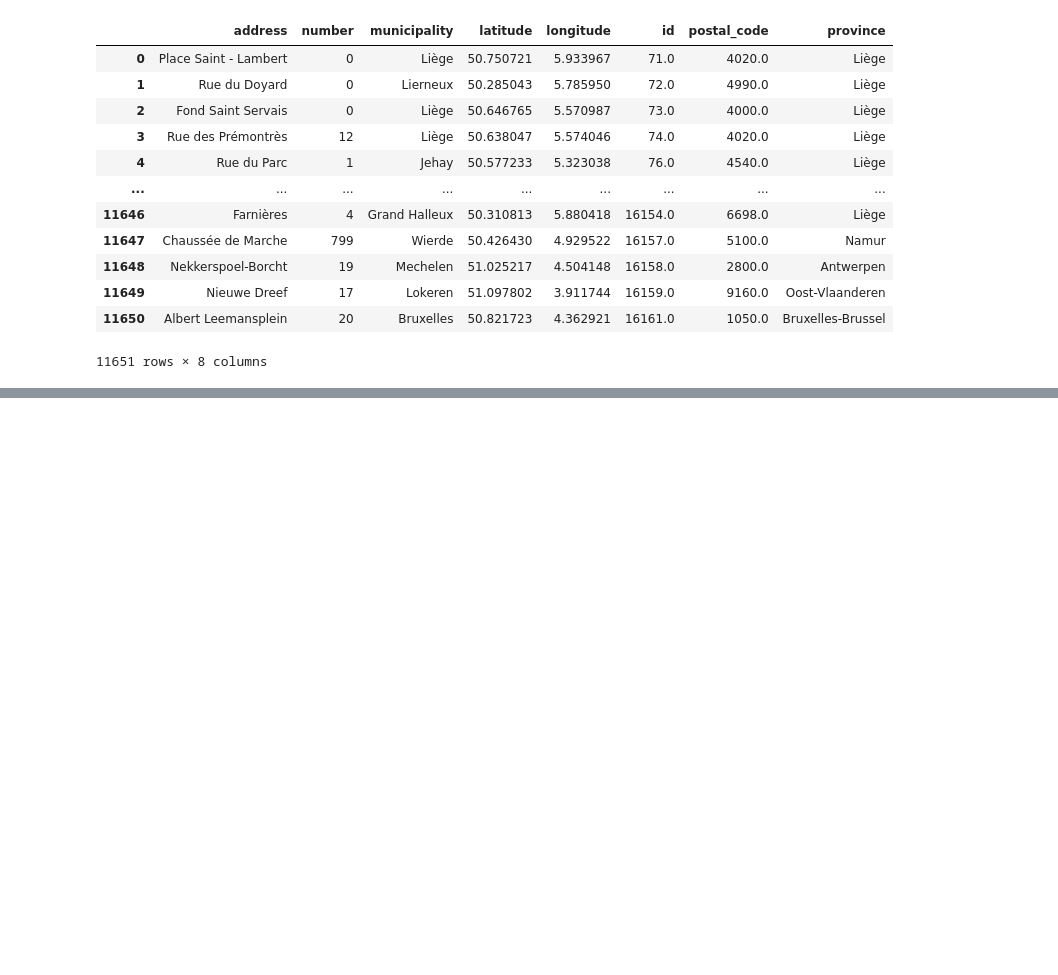
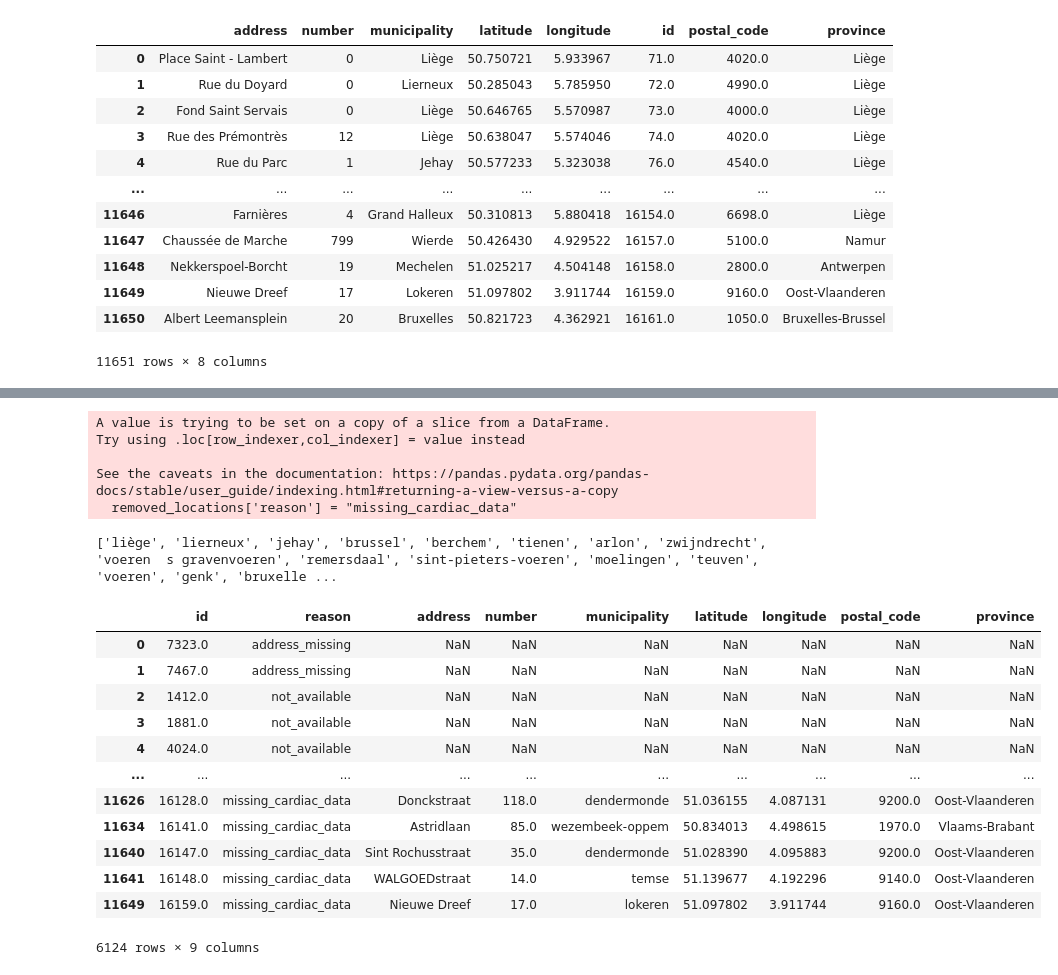
Before and after one commit to Elouan-Debels/MDAProject, a Jupyter notebook: exploratory analysis.ipynb, the cells around one changed output, grey strips where cells are left out. Saved outputs shown, nothing was run; the diff lists cells and outputs as text; code cells hidden in the pictures; blank space fills up the shorter version.

```diff
--- a/exploratory analysis.ipynb
+++ b/exploratory analysis.ipynb
@@ -189,3 +199,63 @@ Overijse
+# %%
+# List of municipalities to be removed
+municipalities = ['dilbeek', 'sint-pieters-leeuw', 'beersel', 'sint-genesius-rode', 'ternat', 'asse', 'wemmel', 'werchtem', 'meise', 'grimbergen',
+                  'zemst', 'vilvoorde', 'machelen', 'zaventem', 'kraainem', 'wezembeek-oppem', 'overijse', 'hoeilaart']
+
+#convert to lower, since in the original data set it is not consistently encoded
+aed_locations['municipality'] = aed_locations['municipality'].str.lower()
+
+# Filter out rows where "province" is "Oost-Vlaanderen" or "West-Vlaanderen"
+# OR "municipality" is in the list of specified municipalities
+removed_locations = aed_locations[
+    (aed_locations['province'].isin(["Oost-Vlaanderen", "West-Vlaanderen"])) |
+    (aed_locations['municipality'].isin(municipalities))
+]
+
+# Assign the reason for removal
+removed_locations['reason'] = "missing_cardiac_data"
+
+# Append the removed instances to the aed_removed DataFrame
+removed_aed = pd.concat([removed_aed, removed_locations])
+
+# Remove the filtered rows from the original DataFrame
+aed_locations = aed_locations[
+    ~((aed_locations['province'].isin(["Oost-Vlaanderen", "West-Vlaanderen"])) |
+      (aed_locations['municipality'].isin(municipalities)))
+]
+# %% [output]
+A value is trying to be set on a copy of a slice from a DataFrame.
+Try using .loc[row_indexer,col_indexer] = value instead
+
+See the caveats in the documentation: https://pandas.pydata.org/pandas-docs/stable/user_guide/indexing.html#returning-a-view-versus-a-copy
+  removed_locations['reason'] = "missing_cardiac_data"
+# %%
+unique_municipalities = aed_locations['municipality'].unique()
+
+# Convert to a list if needed
+unique_municipalities_list = unique_municipalities.tolist()
+
+print(unique_municipalities_list)
+# %% [output]
+['liège', 'lierneux', 'jehay', 'brussel', 'berchem', 'tienen', 'arlon', 'zwijndrecht', 'voeren  s gravenvoeren', 'remersdaal', 'sint-pieters-voeren', 'moelingen', 'teuven', 'voeren', 'genk', 'bruxelle ...
+# %%
+#2548 AED's got removed because they belonged to an area (province or municipality) that did not have data on cardiac
+#arrests.
+#aed_locations
+removed_aed
+# %% [output]
+|  | id | reason | address | number | municipality | latitude | longitude | postal_code | province |
+| 0 | 7323.0 | address_missing | NaN | NaN | NaN | NaN | NaN | NaN | NaN |
+| 1 | 7467.0 | address_missing | NaN | NaN | NaN | NaN | NaN | NaN | NaN |
+| 2 | 1412.0 | not_available | NaN | NaN | NaN | NaN | NaN | NaN | NaN |
+| 3 | 1881.0 | not_available | NaN | NaN | NaN | NaN | NaN | NaN | NaN |
+| 4 | 4024.0 | not_available | NaN | NaN | NaN | NaN | NaN | NaN | NaN |
+| ... | ... | ... | ... | ... | ... | ... | ... | ... | ... |
+| 11626 | 16128.0 | missing_cardiac_data | Donckstraat | 118.0 | dendermonde | 51.036155 | 4.087131 | 9200.0 | Oost-Vlaanderen |
+| 11634 | 16141.0 | missing_cardiac_data | Astridlaan | 85.0 | wezembeek-oppem | 50.834013 | 4.498615 | 1970.0 | Vlaams-Brabant |
+| 11640 | 16147.0 | missing_cardiac_data | Sint Rochusstraat | 35.0 | dendermonde | 51.028390 | 4.095883 | 9200.0 | Oost-Vlaanderen |
+| 11641 | 16148.0 | missing_cardiac_data | WALGOEDstraat | 14.0 | temse | 51.139677 | 4.192296 | 9140.0 | Oost-Vlaanderen |
+| 11649 | 16159.0 | missing_cardiac_data | Nieuwe Dreef | 17.0 | lokeren | 51.097802 | 3.911744 | 9160.0 | Oost-Vlaanderen |
+6124 rows × 9 columns
 # %%
 #een exactere manier om de AED's die buiten België liggen te verwijderen. als echt te veel tijd kan ik dit gebruiken.
 """
```
Also changed, not shown: parts of 2 cells of this notebook.
